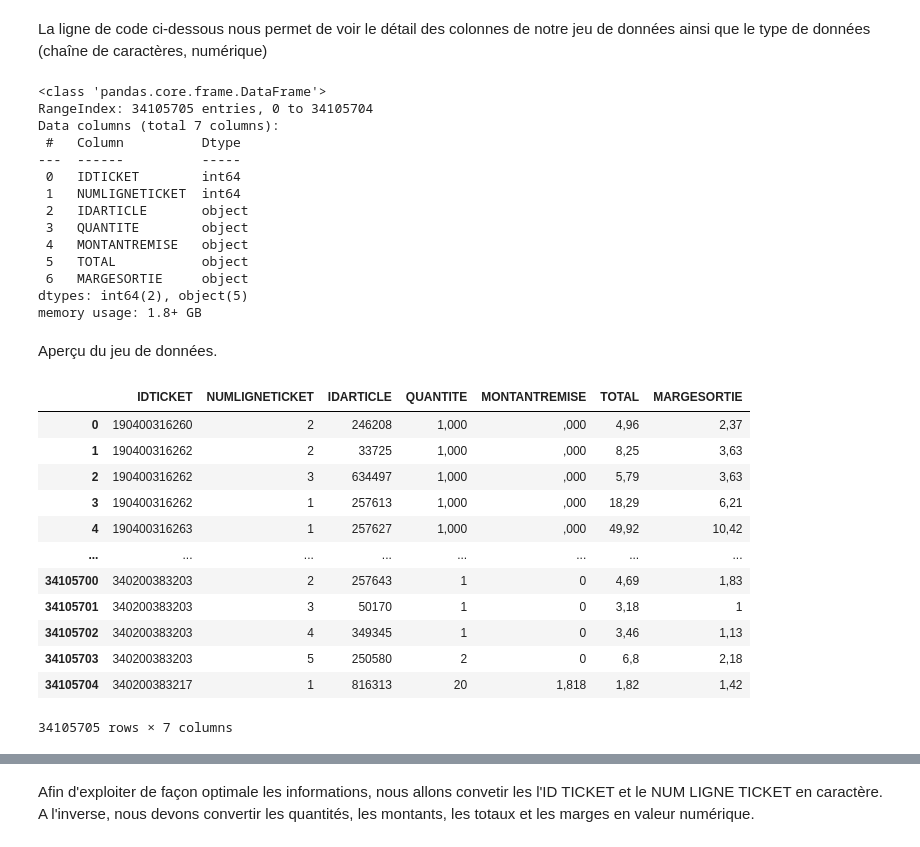
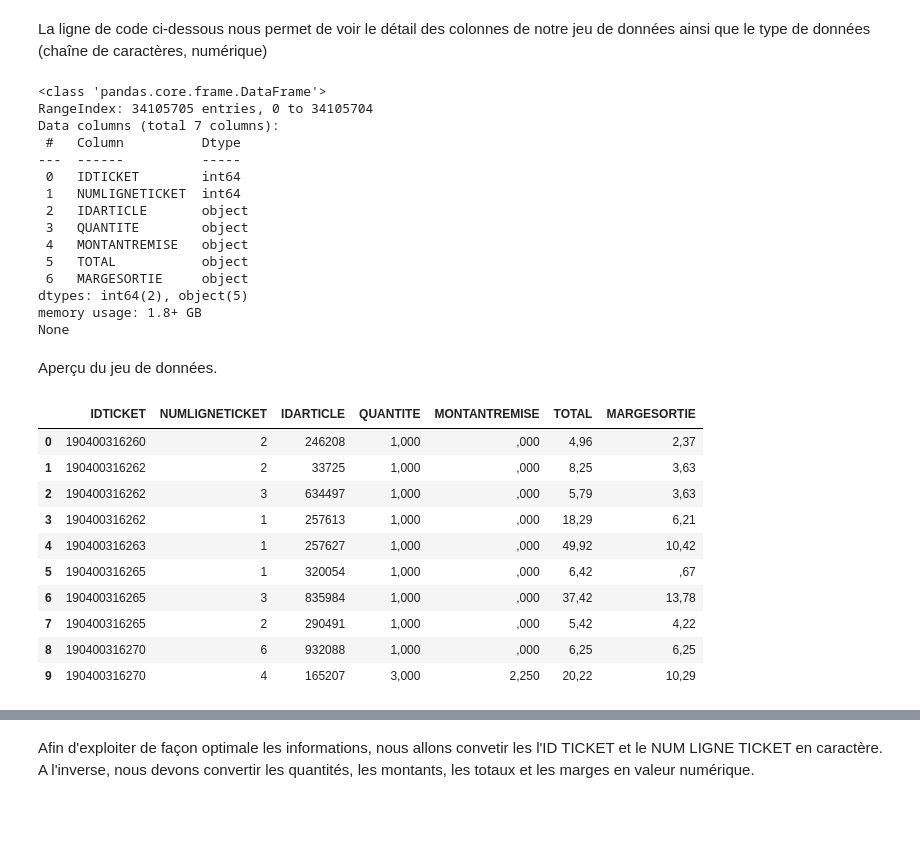
Before and after one commit to KBL78110/Retail_Customer_Retention, a Jupyter notebook: merged_Notebook GLOBAL TICKET Botanic_F.ipynb, the cells around one changed output, grey strips where cells are left out. Cells and saved outputs as stored; diff of their text form; code cells hidden in the pictures; blank space fills up the shorter version.

```diff
--- a/merged_Notebook GLOBAL TICKET Botanic_F.ipynb
+++ b/merged_Notebook GLOBAL TICKET Botanic_F.ipynb
@@ -25,6 +19,5 @@ Chargement du jeu de données "LIGNES_TICKET_V4"
 # %%
-dataset_path = "C:\\Users\\belga\\OneDrive\\Bureau\\EMBA Big Data\\Module Datascience\\Projet Data Science S2 2024\\LIGNES_TICKET_V4.csv"
-data3 = pd.read_csv(dataset_path, sep='|', low_memory=False)
+data3 = pd.read_csv("LIGNES_TICKET_V4.csv", sep='|', low_memory=False)
 print(data3.shape)
 print(list(data3.columns))
 # %% [output]
@@ -33,7 +26,7 @@ print(list(data3.columns))
 # %% [markdown]
 La ligne de code ci-dessous nous permet de voir le détail des colonnes de notre jeu de données ainsi que le type de données (chaîne de caractères, numérique)
 # %%
-data3.info()
+print(data3.info())
 # %% [output]
 <class 'pandas.core.frame.DataFrame'>
 RangeIndex: 34105705 entries, 0 to 34105704
@@ -49,21 +42,20 @@ Data columns (total 7 columns):
  6   MARGESORTIE     object
 dtypes: int64(2), object(5)
 memory usage: 1.8+ GB
+None
 # %% [markdown]
 Aperçu du jeu de données.
 # %%
-data3
+data3.head(10)
 # %% [output]
 |  | IDTICKET | NUMLIGNETICKET | IDARTICLE | QUANTITE | MONTANTREMISE | TOTAL | MARGESORTIE |
 | 0 | 190400316260 | 2 | 246208 | 1,000 | ,000 | 4,96 | 2,37 |
 | 1 | 190400316262 | 2 | 33725 | 1,000 | ,000 | 8,25 | 3,63 |
 | 2 | 190400316262 | 3 | 634497 | 1,000 | ,000 | 5,79 | 3,63 |
 | 3 | 190400316262 | 1 | 257613 | 1,000 | ,000 | 18,29 | 6,21 |
 | 4 | 190400316263 | 1 | 257627 | 1,000 | ,000 | 49,92 | 10,42 |
-| ... | ... | ... | ... | ... | ... | ... | ... |
-| 34105700 | 340200383203 | 2 | 257643 | 1 | 0 | 4,69 | 1,83 |
-| 34105701 | 340200383203 | 3 | 50170 | 1 | 0 | 3,18 | 1 |
-| 34105702 | 340200383203 | 4 | 349345 | 1 | 0 | 3,46 | 1,13 |
-| 34105703 | 340200383203 | 5 | 250580 | 2 | 0 | 6,8 | 2,18 |
-| 34105704 | 340200383217 | 1 | 816313 | 20 | 1,818 | 1,82 | 1,42 |
+| 5 | 190400316265 | 1 | 320054 | 1,000 | ,000 | 6,42 | ,67 |
+| 6 | 190400316265 | 3 | 835984 | 1,000 | ,000 | 37,42 | 13,78 |
+| 7 | 190400316265 | 2 | 290491 | 1,000 | ,000 | 5,42 | 4,22 |
+| 8 | 190400316270 | 6 | 932088 | 1,000 | ,000 | 6,25 | 6,25 |
+| 9 | 190400316270 | 4 | 165207 | 3,000 | 2,250 | 20,22 | 10,29 |
-34105705 rows × 7 columns
```
Also changed, not shown: parts of 76 cells of this notebook, 2 other files.
